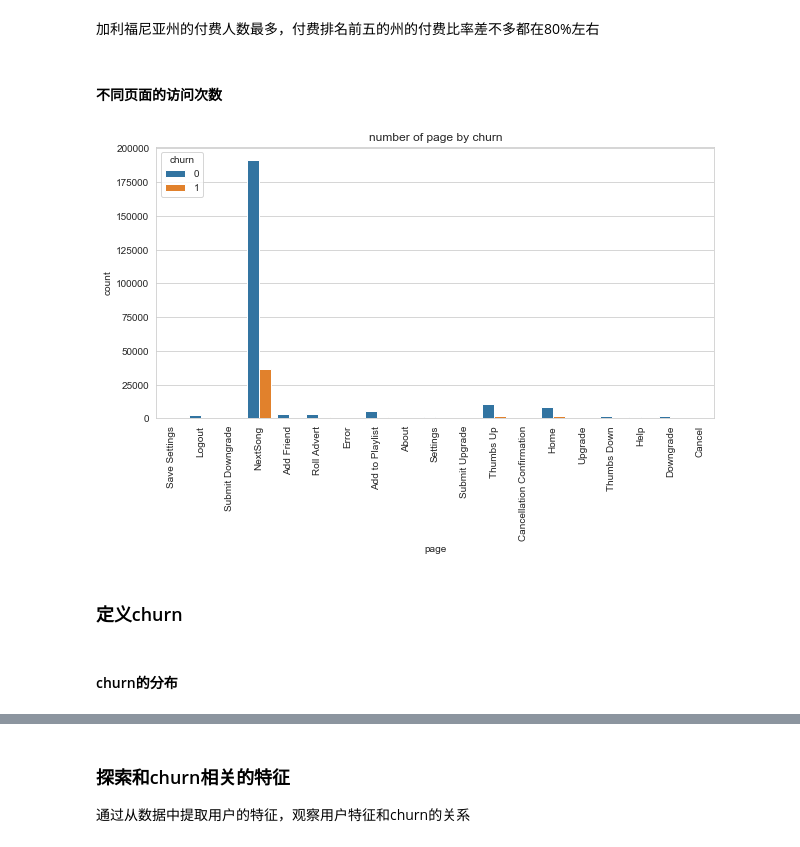
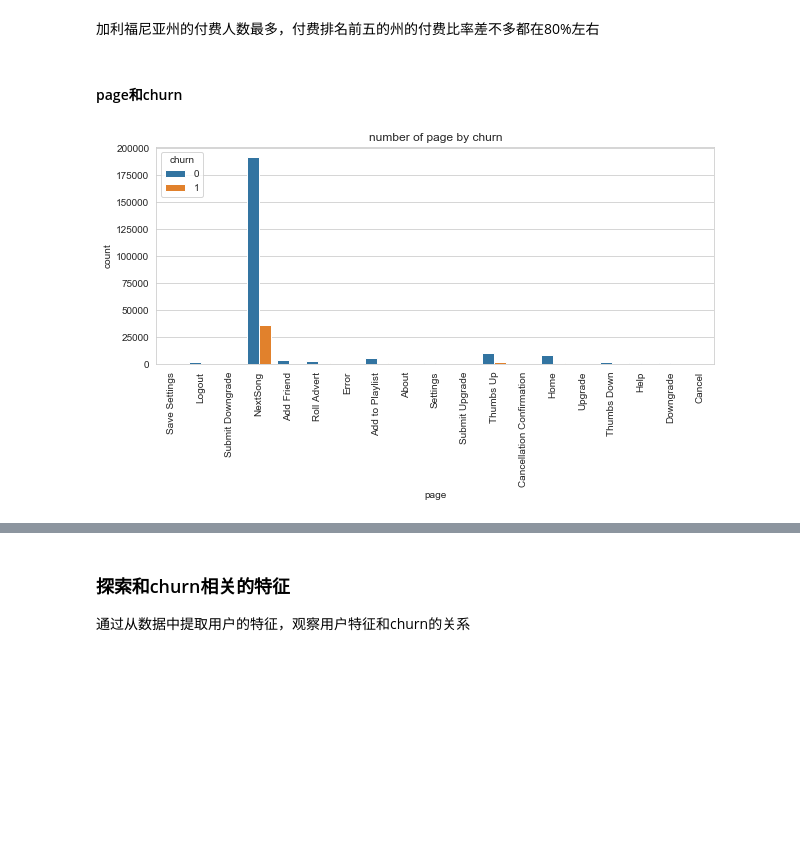
Before and after one commit to hanyang7427/Sparkify, a Jupyter notebook: Sparkify-zh.ipynb, the cells around one changed output, grey strips where cells are left out. Cells and saved outputs as stored; diff of their text form; code cells hidden in the pictures; blank space fills up the shorter version.

```diff
--- a/Sparkify-zh.ipynb
+++ b/Sparkify-zh.ipynb
@@ -425,14 +606,12 @@ plt.ylabel('Paid user ratio');
 # %% [markdown]
 加利福尼亚州的付费人数最多，付费排名前五的州的付费比率差不多都在80%左右
 # %% [markdown]
-#### 不同页面的访问次数
+#### page和churn
 # %%
 churn_page_number = df_valid.groupBy('churn','page').count().toPandas()
-plt.figure(figsize=[10,5])
+plt.figure(figsize=[10,4])
 sb.barplot(data=churn_page_number, x='page', hue='churn', y='count');
 plt.xticks(rotation=90);
 plt.title('number of page by churn');
 # %% [output]
-[figure, old version]
+[figure, new version]
-# %% [markdown]
-### 定义churn
@@ -446,2 +617,0 @@ df_valid = df_valid.withColumn('churn', max('churn_page').over(windowval))
-# %% [markdown]
-#### churn的分布
```
Also changed, not shown: parts of 60 cells of this notebook, 2 other files.
